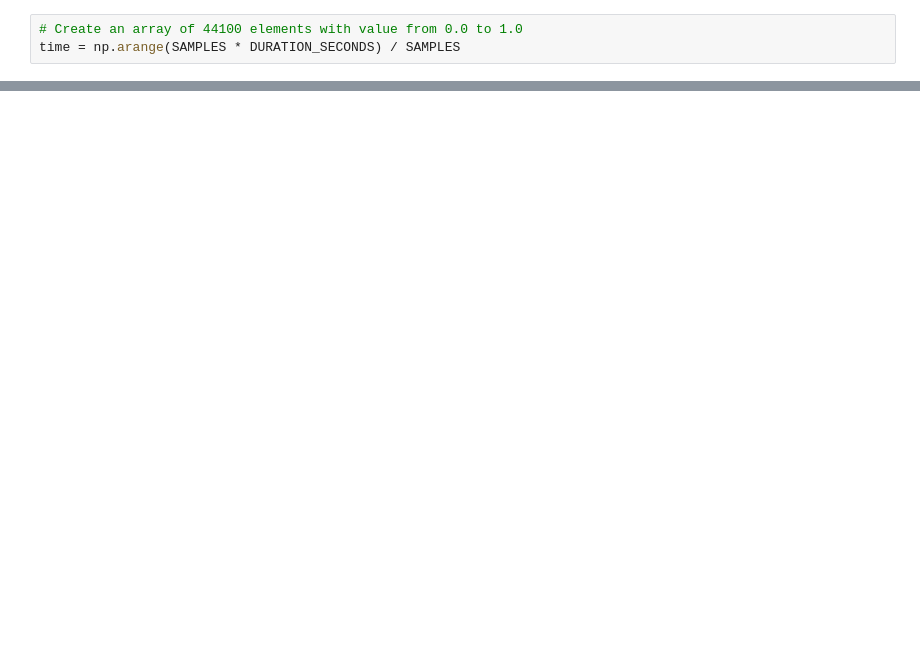
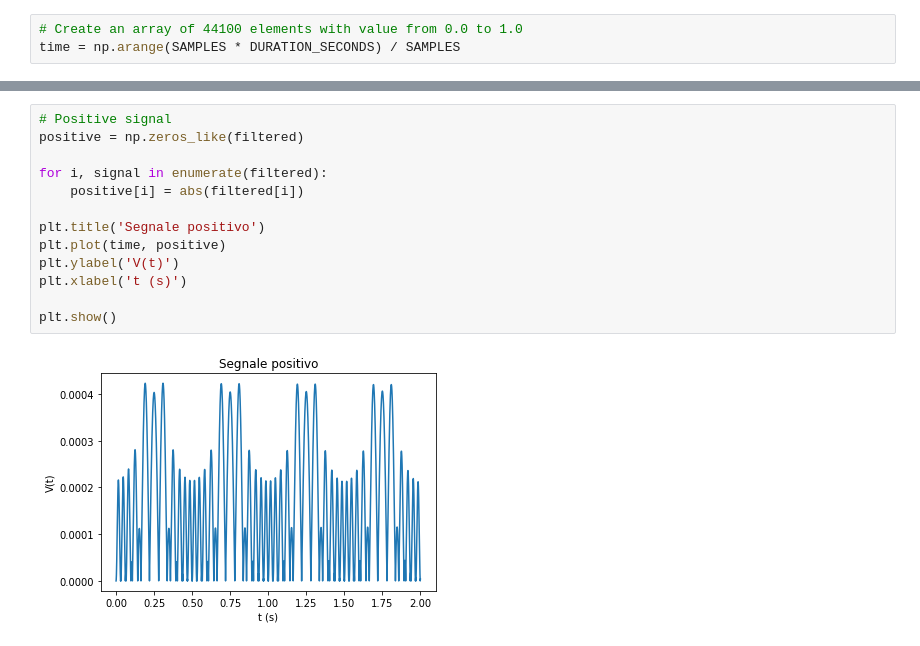
Before and after one commit to asdrubalini/fm-demodulator-dsp, a Jupyter notebook: fm_demodulator.ipynb, the cells around one changed output, grey strips where cells are left out. Cells and saved outputs as stored; diff of their text form; blank space fills up the shorter version.

```diff
--- a/fm_demodulator.ipynb
+++ b/fm_demodulator.ipynb
@@ -72,0 +71,15 @@ plt.show()
+# %%
+# Positive signal
+positive = np.zeros_like(filtered)
+
+for i, signal in enumerate(filtered):
+    positive[i] = abs(filtered[i])
+
+plt.title('Segnale positivo')
+plt.plot(time, positive)
+plt.ylabel('V(t)')
+plt.xlabel('t (s)')
+
+plt.show()
+# %% [output]
+[figure, added]
```
Also changed, not shown: parts of 5 cells of this notebook, 1 other file.
